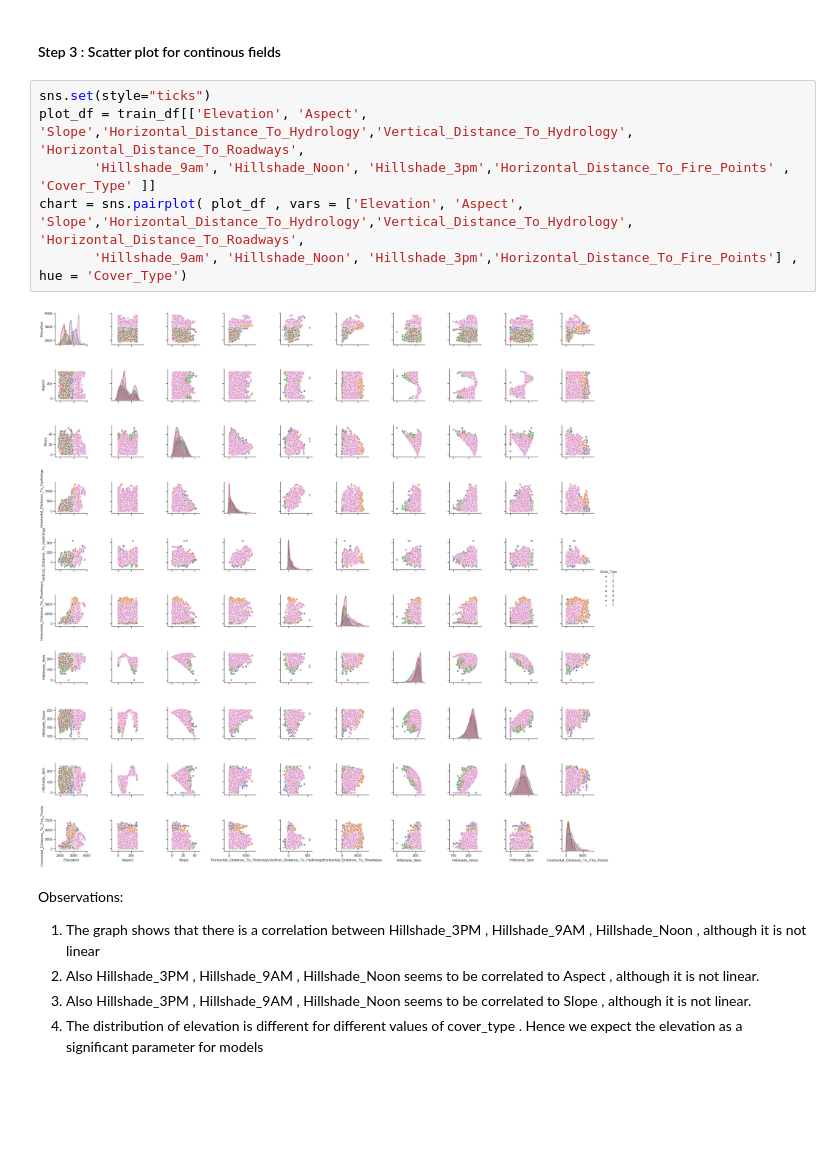
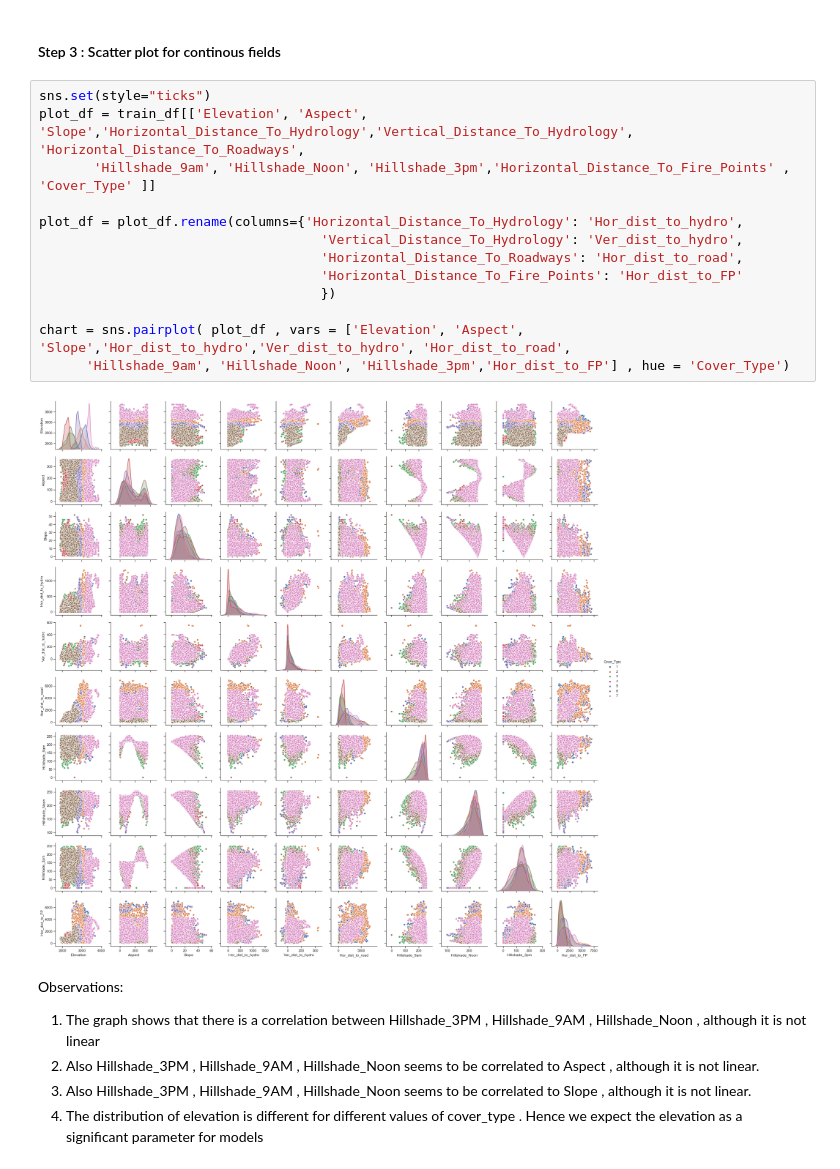
Before and after one commit to kasri-mids/MIDS-W207-FinalProject, a Jupyter notebook: Final Project Complete Dec 8.ipynb, the cells around one changed output. Saved outputs shown, nothing was run; the diff lists cells and outputs as text; blank space fills up the shorter version.

Commit message:
Jeff changes to GMM & seaborn plot

```diff
--- a/Final Project Complete Dec 8.ipynb
+++ b/Final Project Complete Dec 8.ipynb
@@ -232,11 +232,18 @@ Obeservation : There are no NA values in the data
 # %%
 sns.set(style="ticks")
 plot_df = train_df[['Elevation', 'Aspect', 'Slope','Horizontal_Distance_To_Hydrology','Vertical_Distance_To_Hydrology', 'Horizontal_Distance_To_Roadways',
        'Hillshade_9am', 'Hillshade_Noon', 'Hillshade_3pm','Horizontal_Distance_To_Fire_Points' , 'Cover_Type' ]]
-chart = sns.pairplot( plot_df , vars = ['Elevation', 'Aspect', 'Slope','Horizontal_Distance_To_Hydrology','Vertical_Distance_To_Hydrology', 'Horizontal_Distance_To_Roadways',
-       'Hillshade_9am', 'Hillshade_Noon', 'Hillshade_3pm','Horizontal_Distance_To_Fire_Points'] , hue = 'Cover_Type')
+
+plot_df = plot_df.rename(columns={'Horizontal_Distance_To_Hydrology': 'Hor_dist_to_hydro',
+                                    'Vertical_Distance_To_Hydrology': 'Ver_dist_to_hydro',
+                                    'Horizontal_Distance_To_Roadways': 'Hor_dist_to_road',
+                                    'Horizontal_Distance_To_Fire_Points': 'Hor_dist_to_FP'
+                                    })
+
+chart = sns.pairplot( plot_df , vars = ['Elevation', 'Aspect', 'Slope','Hor_dist_to_hydro','Ver_dist_to_hydro', 'Hor_dist_to_road',
+      'Hillshade_9am', 'Hillshade_Noon', 'Hillshade_3pm','Hor_dist_to_FP'] , hue = 'Cover_Type')
 # %% [output]
-[figure, old version]
+[figure, new version]
 # %% [markdown]
 Observations:
 
```
Also changed, not shown: parts of 3 cells of this notebook.
